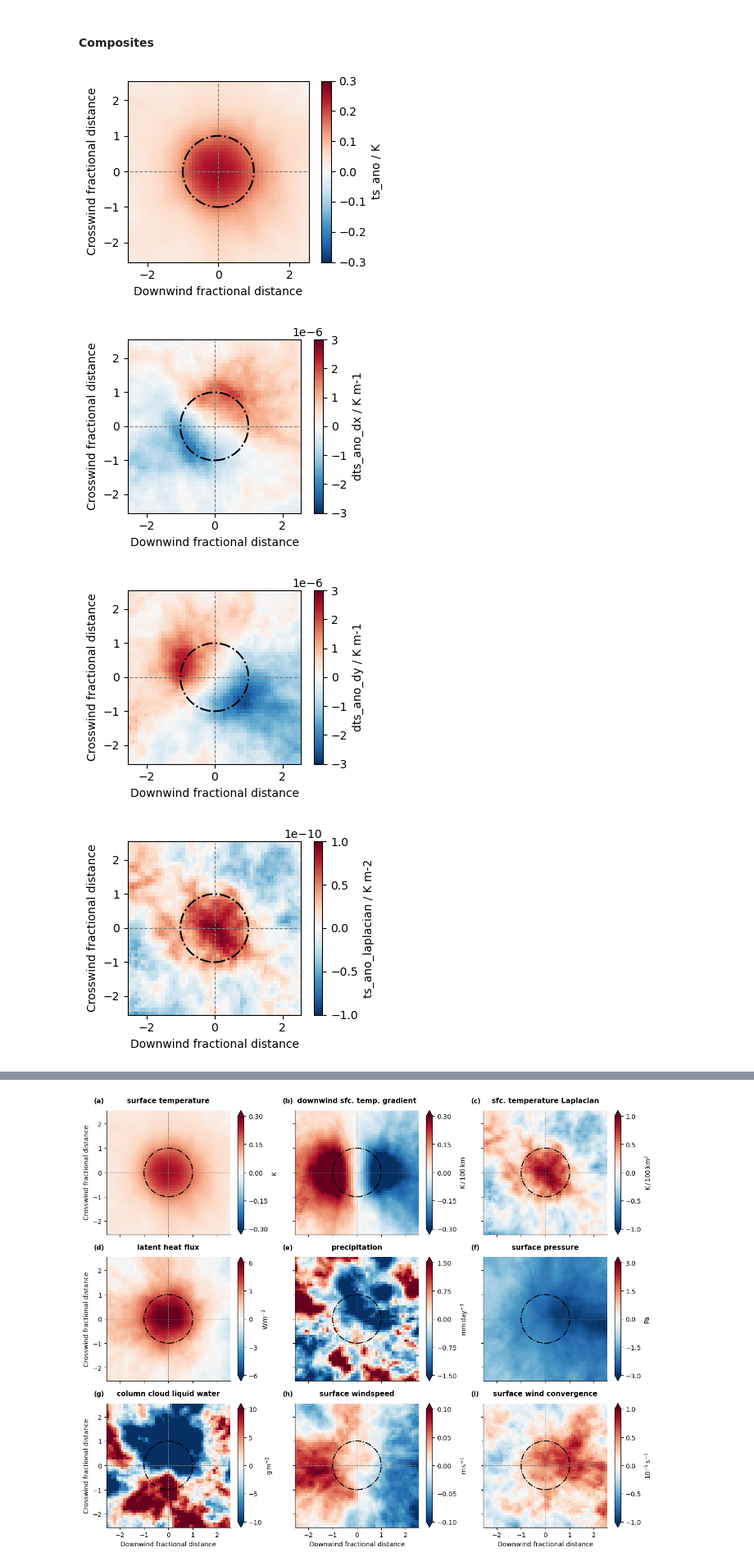
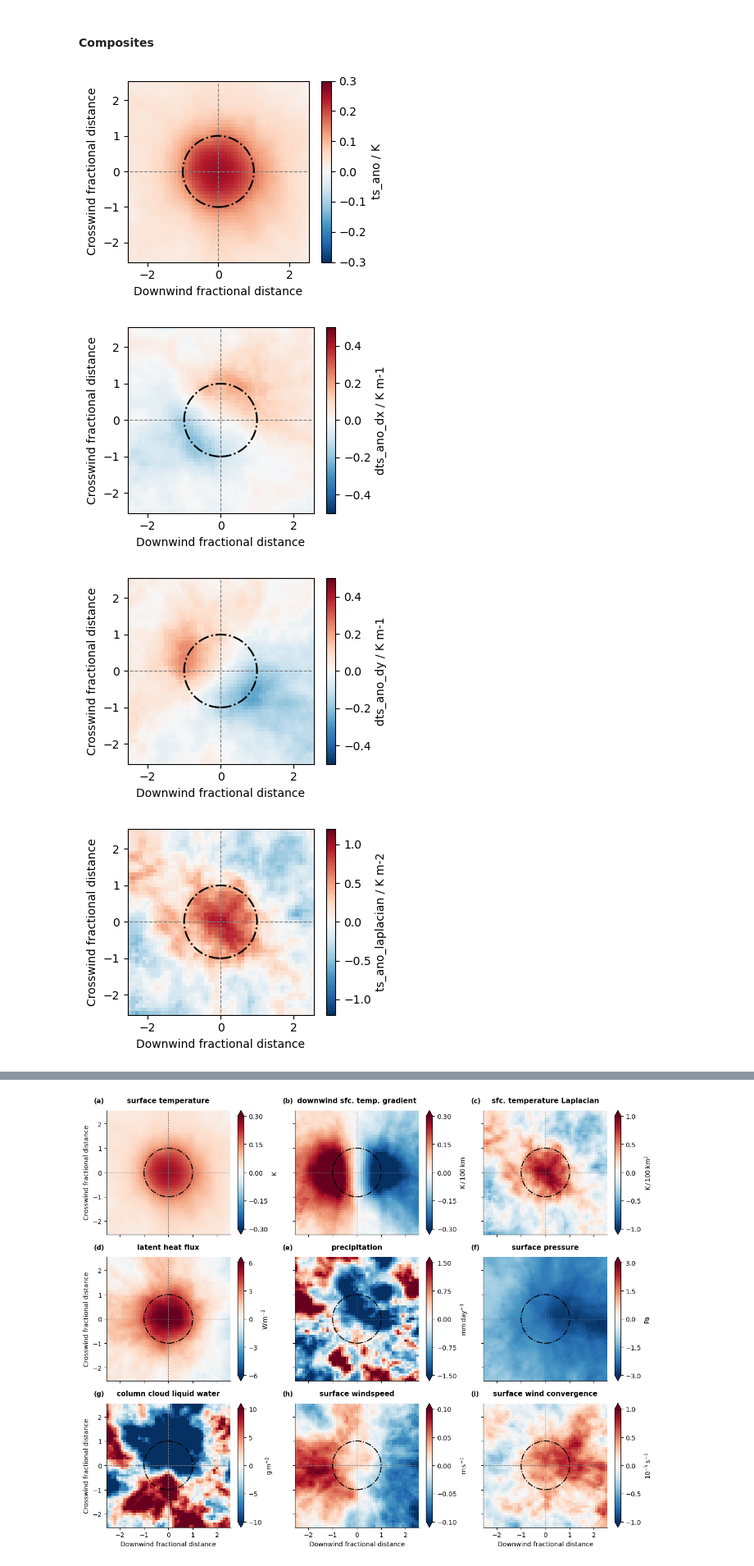
Before and after one commit to HF7weatherman/pycompo, a Jupyter notebook: examples/build_composite_step-by-step.ipynb, the cells around one changed output, grey strips where cells are left out. Shown at 82% size. Drawn from its saved outputs; the diff is of its cells as text; code cells hidden in the pictures.

```diff
--- a/examples/build_composite_step-by-step.ipynb
+++ b/examples/build_composite_step-by-step.ipynb
@@ -139,11 +141,13 @@ pcplot.plot_coord_trafo(
 # %%
 import importlib as implib
 implib.reload(pcplot)
+import pycompo.core.composite as pccompo
 
 for var in feature_compo_data.data_vars:
-    pcplot.plot_composite(feature_compo_data[var])
+    plot_data = pccompo.adjust_units(feature_compo_data, [var])
+    pcplot.plot_composite(plot_data[var].mean(dim='feature'))
 # %% [output]
 [figure]
-[figure, old version]
+[figure, new version]
-[figure, old version]
+[figure, new version]
-[figure, old version]
+[figure, new version]
```
Also changed, not shown: parts of 3 cells of this notebook.
